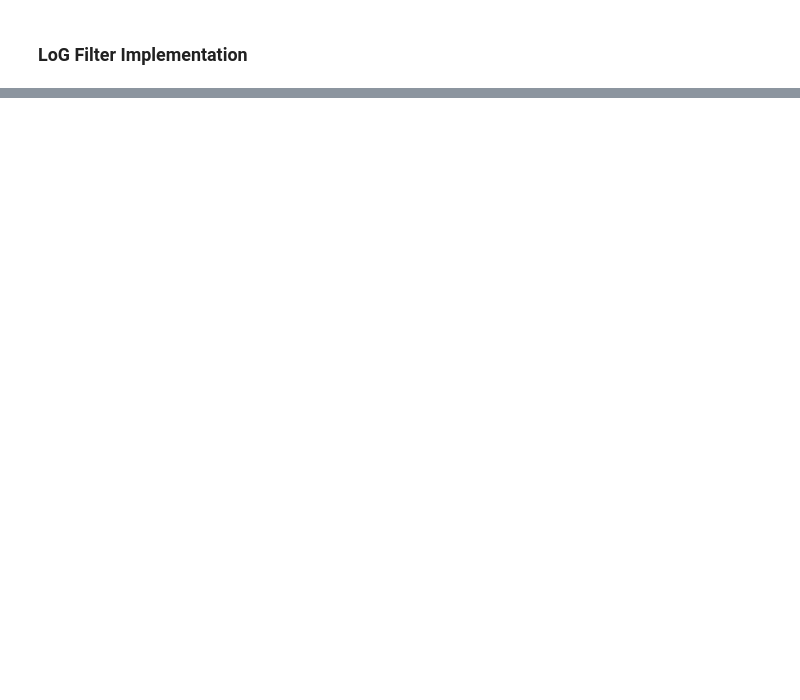
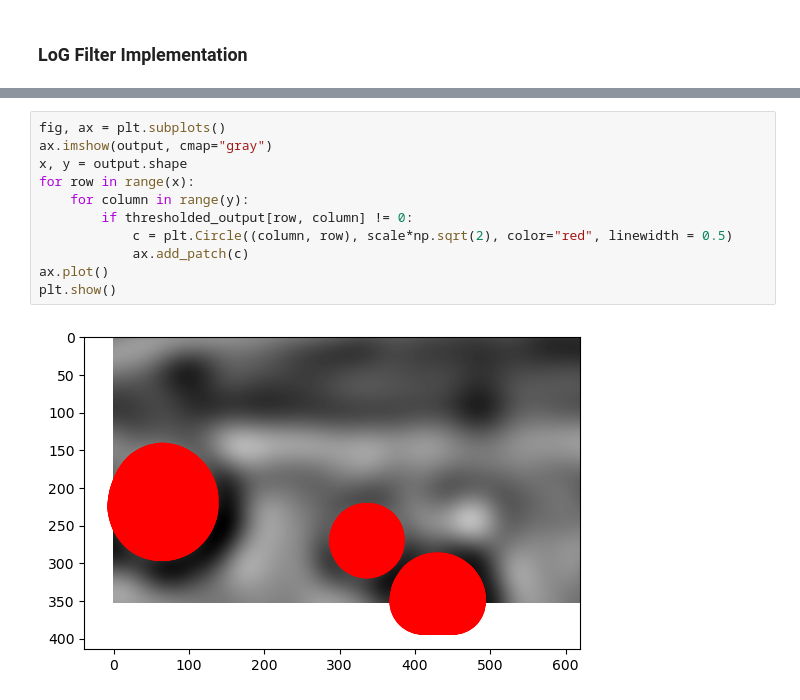
Before and after one commit to davideamadei/ISPR-Midterms, a Jupyter notebook: Midterm1/Assignment.ipynb, the cells around one changed output, grey strips where cells are left out. Saved outputs shown, nothing was run; the diff lists cells and outputs as text; blank space fills up the shorter version.

```diff
--- a/Midterm1/Assignment.ipynb
+++ b/Midterm1/Assignment.ipynb
@@ -59,0 +102,13 @@ plt.show
+# %%
+fig, ax = plt.subplots()
+ax.imshow(output, cmap="gray")
+x, y = output.shape
+for row in range(x):
+    for column in range(y):
+        if thresholded_output[row, column] != 0:
+            c = plt.Circle((column, row), scale*np.sqrt(2), color="red", linewidth = 0.5)
+            ax.add_patch(c)
+ax.plot()
+plt.show()
+# %% [output]
+[figure, added]
```
Also changed, not shown: parts of 13 cells of this notebook.
